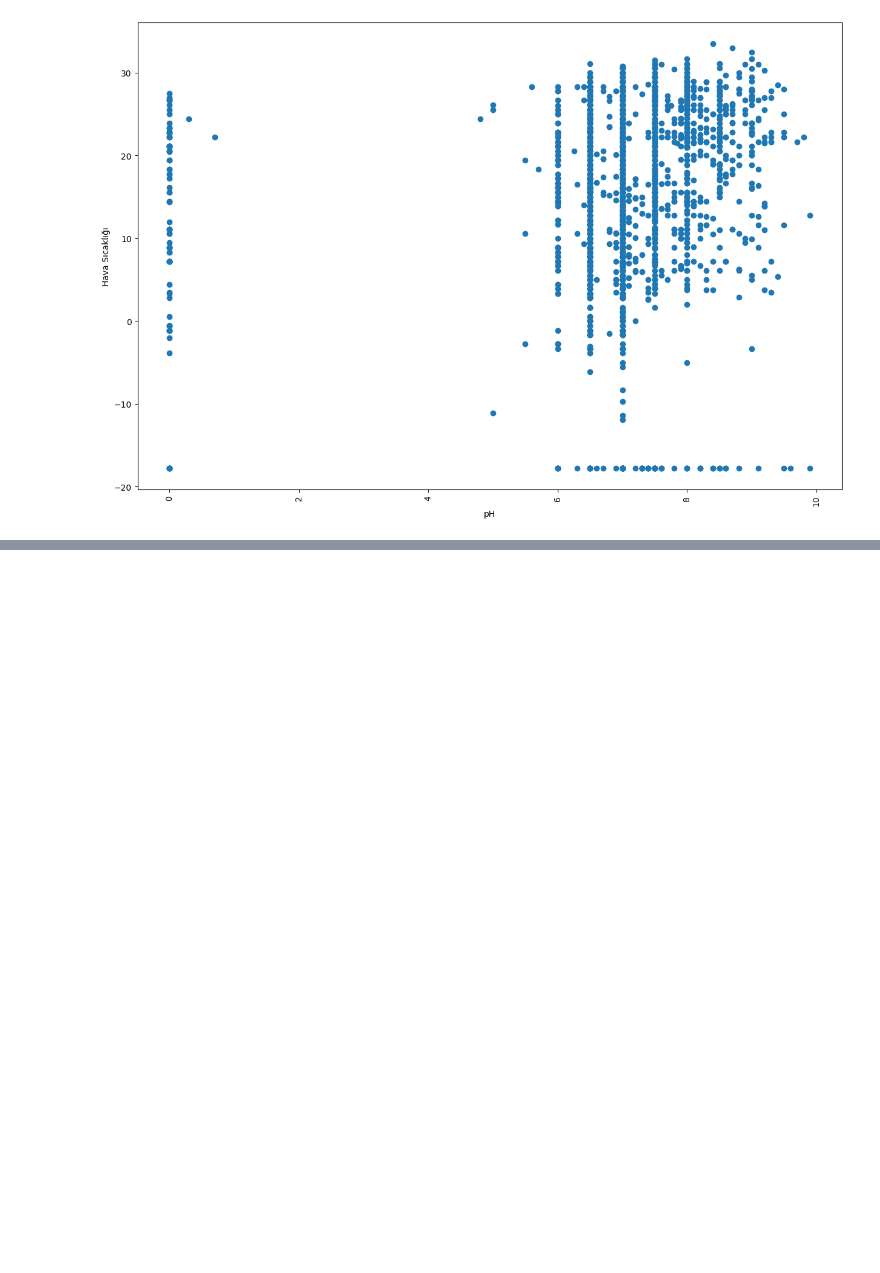
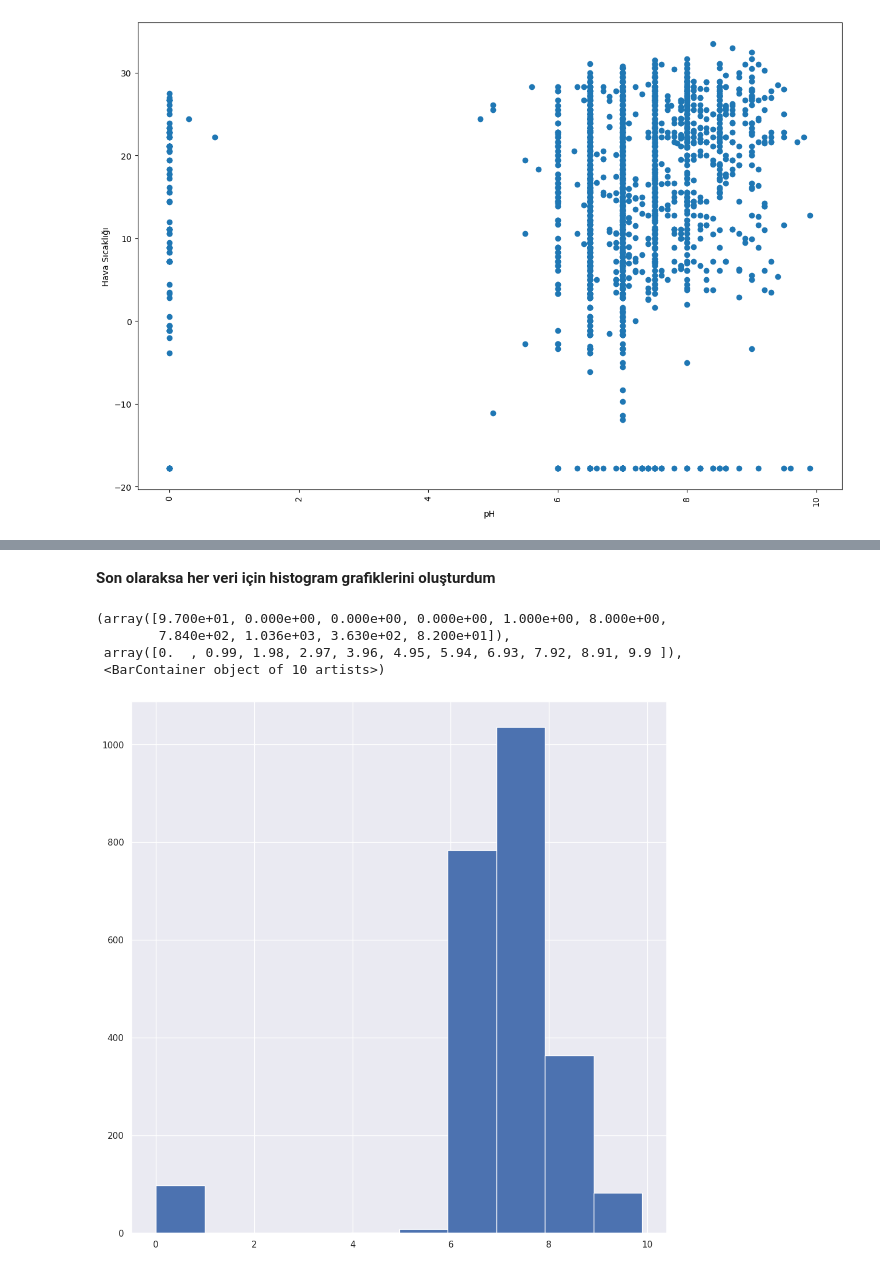
Before and after one commit to erendogan83/water_quality, a Jupyter notebook: water_quality.ipynb, the cells around one changed output, grey strips where cells are left out. Saved outputs shown, nothing was run; the diff lists cells and outputs as text; code cells hidden in the pictures; blank space fills up the shorter version.

```diff
--- a/water_quality.ipynb
+++ b/water_quality.ipynb
@@ -243,0 +244,12 @@ plt.show()
+# %% [markdown]
+**Son olaraksa her veri için histogram grafiklerini oluşturdum**
+# %%
+plt.hist(df['pH'])
+
+#pH grafiği için 6-9 aralığı analiz için sağlıklı gözüküyor
+# %% [output]
+(array([9.700e+01, 0.000e+00, 0.000e+00, 0.000e+00, 1.000e+00, 8.000e+00,
+        7.840e+02, 1.036e+03, 3.630e+02, 8.200e+01]),
+ array([0.  , 0.99, 1.98, 2.97, 3.96, 4.95, 5.94, 6.93, 7.92, 8.91, 9.9 ]),
+ <BarContainer object of 10 artists>)
+[figure, added]
```
Also changed, not shown: parts of 10 cells of this notebook.
